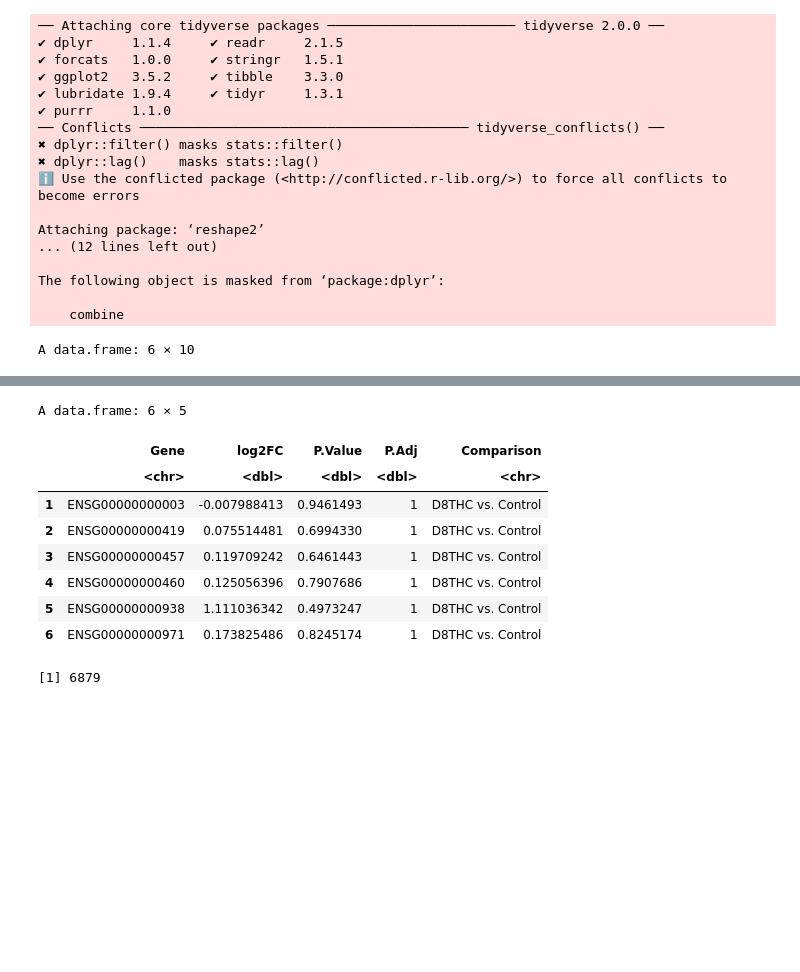
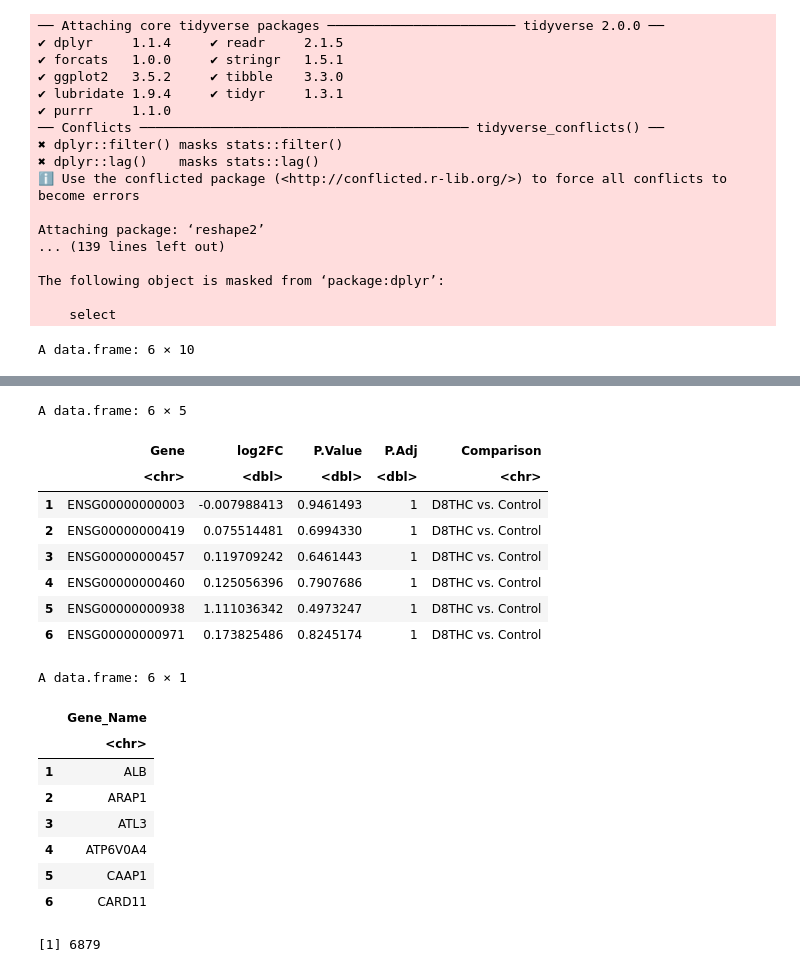
Before and after one commit to UNC-CEMALB/P1016.-THC-RNASeq-Adducts, a Jupyter notebook: 2. Cluster Analysis/Cluster Analysis.ipynb, the cells around one changed output, grey strips where cells are left out. Saved outputs shown, nothing was run; the diff lists cells and outputs as text; code cells hidden in the pictures; blank space fills up the shorter version.

```diff
--- a/2. Cluster Analysis/Cluster Analysis.ipynb
+++ b/2. Cluster Analysis/Cluster Analysis.ipynb
@@ -1,6 +1,6 @@
 # %%
 Output = '/Users/alexis/Library/CloudStorage/OneDrive-UniversityofNorthCarolinaatChapelHill/CEMALB_DataAnalysisPM/Projects/P1016. THC Adducts/P1016.3. Analyses/P1016.3.2. Cluster Analysis'
-cur_date = "102226"
+cur_date = "111026"
 
 library(readxl)
 library(tidyverse)
@@ -8,6 +8,7 @@ library(reshape2)
 library(factoextra)
 library(gridExtra)
 library(ggrepel)
+library(org.Hs.eg.db)
 library(pheatmap)
 
 # reading in files
@@ -26,33 +27,43 @@ results_df = data.frame(read_excel("Input/DESeq2_Results_110726.xlsx"))
 ℹ Use the conflicted package (<http://conflicted.r-lib.org/>) to force all conflicts to become errors
 
 Attaching package: ‘reshape2’
-... (12 lines left out)
+... (139 lines left out)
 
 The following object is masked from ‘package:dplyr’:
 
-    combine
+    select
 # %%
 head(genes_df)
 head(results_df)
+head(thc_adducts_df)
 # %% [output]
 A data.frame: 6 × 10
 |  | ENSEMBL_ID | P1_Control | P2_Control | P3_Control | P1_D8THC | P2_D8THC | P3_D8THC | P1_D8THCq | P2_D8THCq | ... |
 |  | <chr> | <dbl> | <dbl> | <dbl> | <dbl> | <dbl> | <dbl> | <dbl> | <dbl> | ... |
 | 1 | ENSG00000000003 | 10.990138 | 10.896354 | 10.9276379 | 10.930041 | 10.945374 | 10.916148 | 11.089867 | 10.968764 | ... |
 | 2 | ENSG00000000419 | 10.671108 | 10.531594 | 10.6616560 | 10.691081 | 10.578911 | 10.815436 | 11.283165 | 10.709748 | ... |
 | 3 | ENSG00000000457 | 7.890700 | 7.964725 | 7.6763376 | 7.860145 | 7.982778 | 8.055386 | 7.342812 | 7.676713 | ... |
 | 4 | ENSG00000000460 | 9.729668 | 9.517500 | 9.6336101 | 9.693458 | 9.750993 | 9.816236 | 7.619355 | 9.240398 | ... |
 | 5 | ENSG00000000938 | 3.872863 | 2.615943 | 0.9029524 | 0.000000 | 4.733146 | 4.157098 | 5.730201 | 2.582646 | ... |
 | 6 | ENSG00000000971 | 3.490283 | 2.399225 | 3.2778192 | 2.410395 | 3.608611 | 3.540550 | 5.923764 | 4.582298 | ... |
 A data.frame: 6 × 5
 |  | Gene | log2FC | P.Value | P.Adj | Comparison |
 |  | <chr> | <dbl> | <dbl> | <dbl> | <chr> |
 | 1 | ENSG00000000003 | -0.007988413 | 0.9461493 | 1 | D8THC vs. Control |
 | 2 | ENSG00000000419 | 0.075514481 | 0.6994330 | 1 | D8THC vs. Control |
 | 3 | ENSG00000000457 | 0.119709242 | 0.6461443 | 1 | D8THC vs. Control |
 | 4 | ENSG00000000460 | 0.125056396 | 0.7907686 | 1 | D8THC vs. Control |
 | 5 | ENSG00000000938 | 1.111036342 | 0.4973247 | 1 | D8THC vs. Control |
 | 6 | ENSG00000000971 | 0.173825486 | 0.8245174 | 1 | D8THC vs. Control |
+A data.frame: 6 × 1
+|  | Gene_Name |
+|  | <chr> |
+| 1 | ALB |
+| 2 | ARAP1 |
+| 3 | ATL3 |
+| 4 | ATP6V0A4 |
+| 5 | CAAP1 |
+| 6 | CARD11 |
 # %%
 # only retaining genes significantly differentially expressed between at least one comparison
 # total significant gene counts
```
Also changed, not shown: parts of 1 cell of this notebook.
